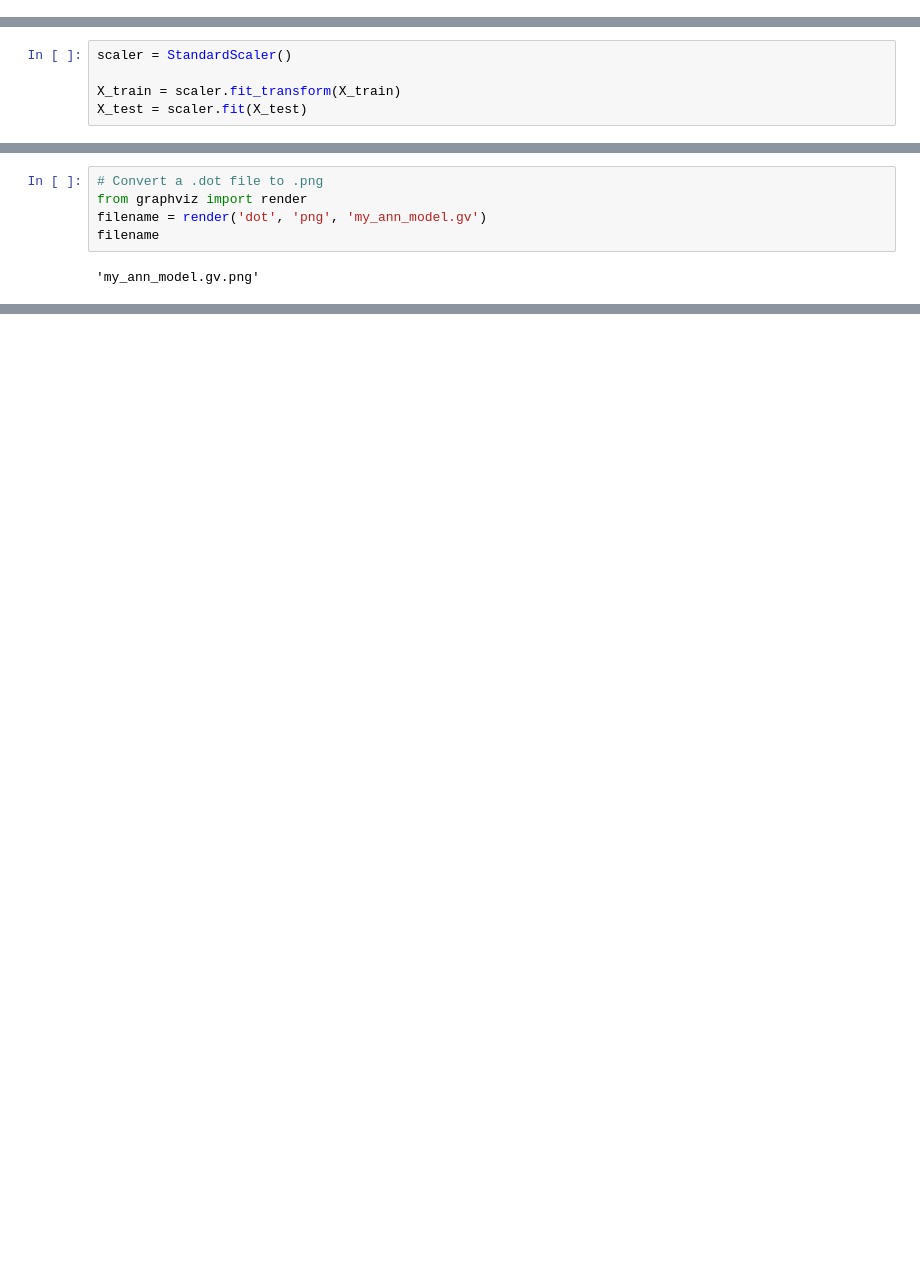
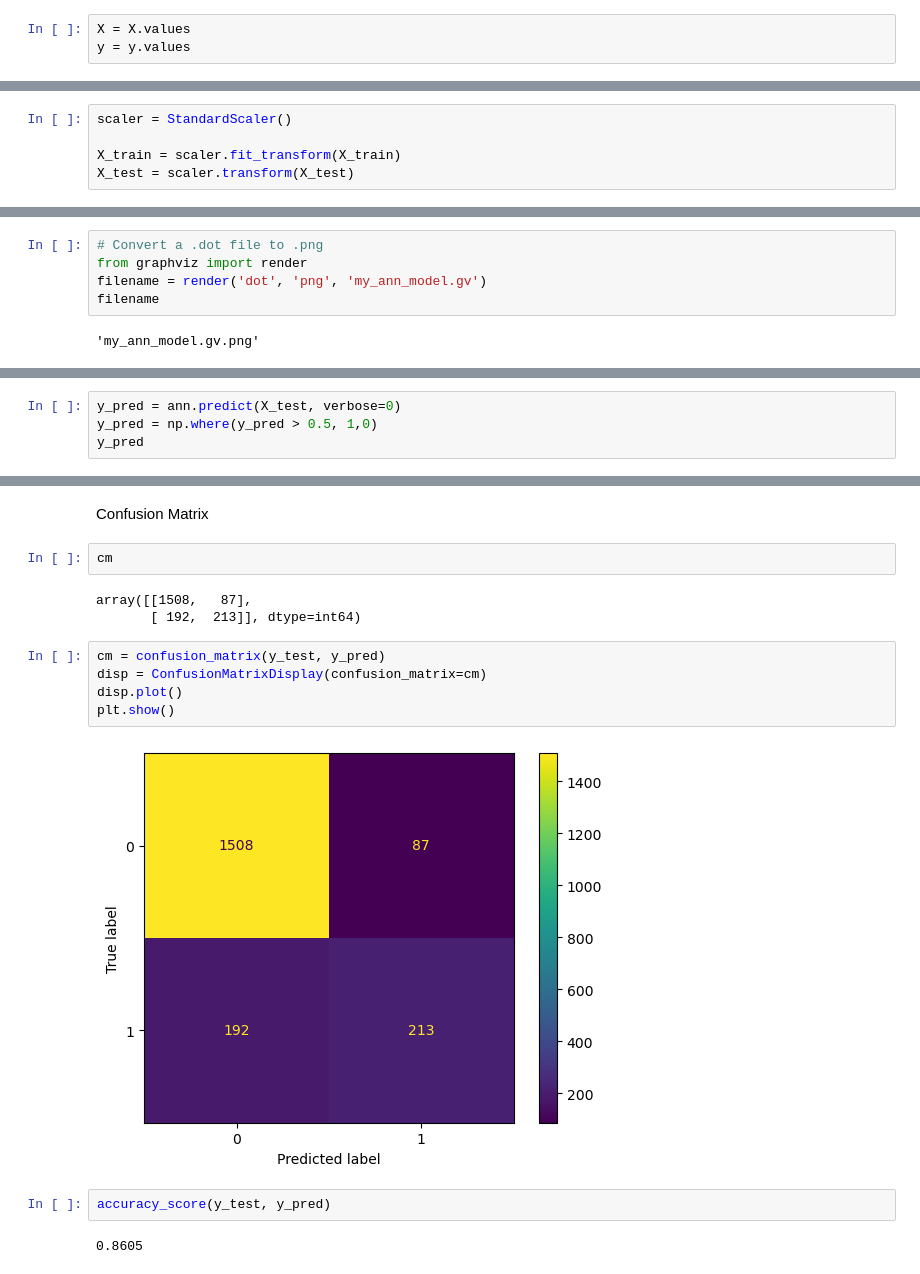
Before and after one commit to lavkushsingh31/Deep_Learning_Assignments, a Jupyter notebook: Practice Udemy - ANN Practice.ipynb, the cells around one changed output, grey strips where cells are left out. Drawn from its saved outputs; the diff is of its cells as text; blank space fills up the shorter version.

```diff
--- a/Practice Udemy - ANN Practice.ipynb
+++ b/Practice Udemy - ANN Practice.ipynb
@@ -120,6 +121,9 @@ X_cols
  'Geography_France',
  'Geography_Germany',
  'Geography_Spain']
+# %%
+X = X.values
+y = y.values
 # %% [markdown]
 Splitting of the dataset
 # %%
@@ -138,4 +142,4 @@ Feature Scaling
 scaler = StandardScaler()
 
 X_train = scaler.fit_transform(X_train)
-X_test = scaler.fit(X_test)
+X_test = scaler.transform(X_test)
@@ -198,0 +322,4 @@ plt.show()
+# %%
+y_pred = ann.predict(X_test, verbose=0)
+y_pred = np.where(y_pred > 0.5, 1,0)
+y_pred
@@ -198,0 +348,18 @@ plt.show()
+# %% [markdown]
+Confusion Matrix
+# %%
+cm
+# %% [output]
+array([[1508,   87],
+       [ 192,  213]], dtype=int64)
+# %%
+cm = confusion_matrix(y_test, y_pred)
+disp = ConfusionMatrixDisplay(confusion_matrix=cm)
+disp.plot()
+plt.show()
+# %% [output]
+[figure, added]
+# %%
+accuracy_score(y_test, y_pred)
+# %% [output]
+0.8605
```
Also changed, not shown: parts of 20 cells of this notebook.
